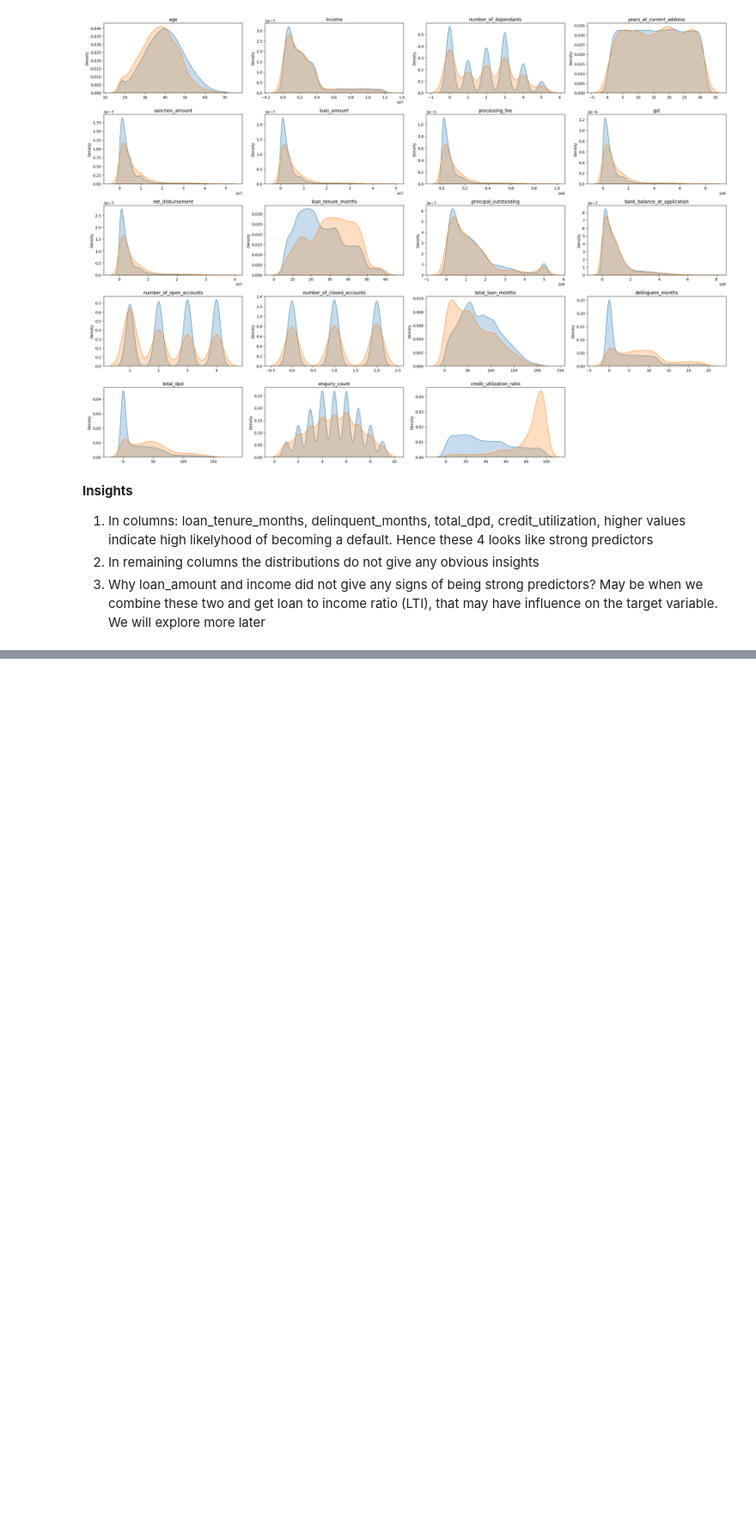
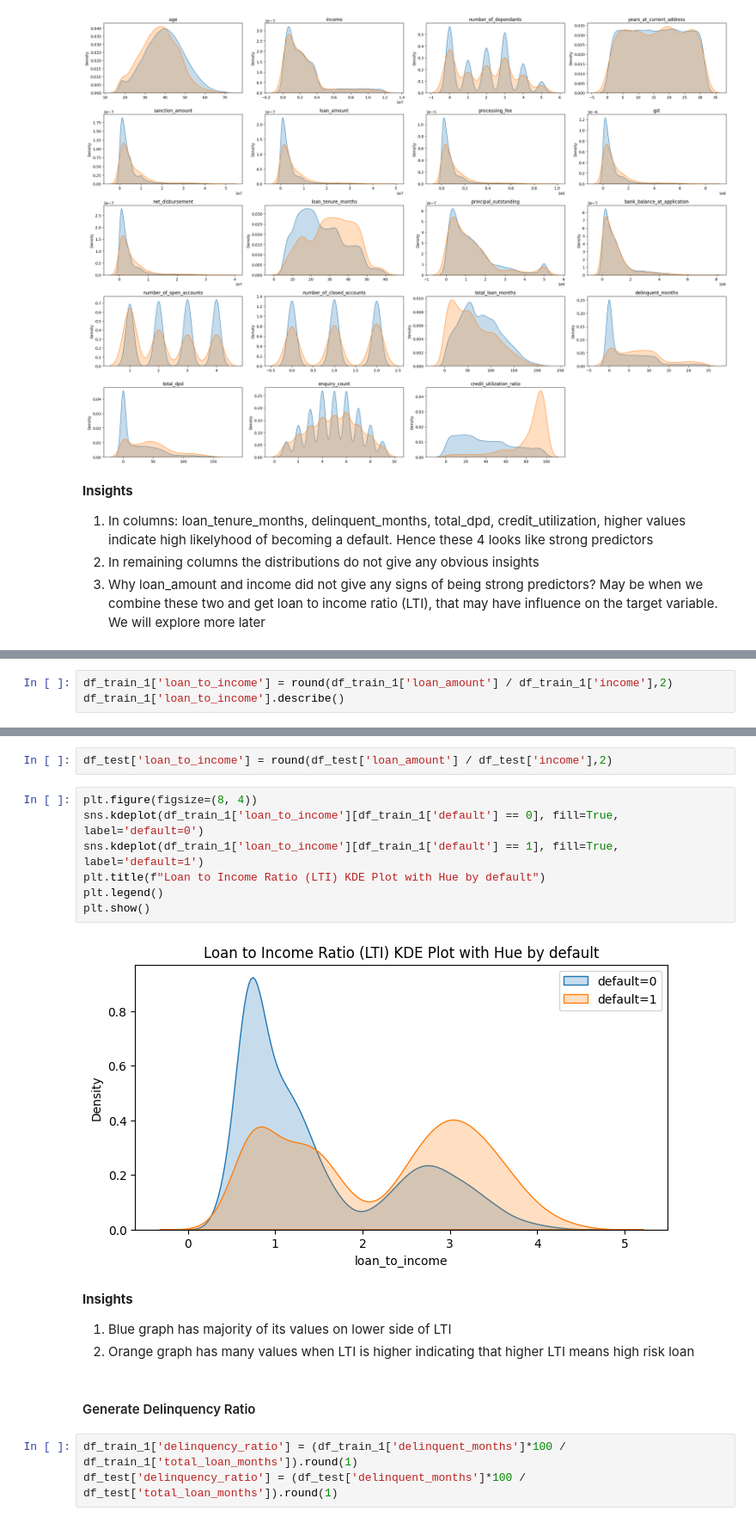
Before and after one commit to Abi27052000/Credit-Risk-Modelling, a Jupyter notebook: Credit_risk.ipynb, the cells around one changed output, grey strips where cells are left out. Shown at 86% size. Drawn from its saved outputs; the diff is of its cells as text; blank space fills up the shorter version.

```diff
--- a/Credit_risk.ipynb
+++ b/Credit_risk.ipynb
@@ -401,0 +413,3 @@ plt.show()
+# %%
+df_train_1['loan_to_income'] = round(df_train_1['loan_amount'] / df_train_1['income'],2)
+df_train_1['loan_to_income'].describe()
@@ -401,0 +426,20 @@ plt.show()
+# %%
+df_test['loan_to_income'] = round(df_test['loan_amount'] / df_test['income'],2)
+# %%
+plt.figure(figsize=(8, 4))
+sns.kdeplot(df_train_1['loan_to_income'][df_train_1['default'] == 0], fill=True, label='default=0')
+sns.kdeplot(df_train_1['loan_to_income'][df_train_1['default'] == 1], fill=True, label='default=1')
+plt.title(f"Loan to Income Ratio (LTI) KDE Plot with Hue by default")
+plt.legend()
+plt.show()
+# %% [output]
+[figure, added]
+# %% [markdown]
+**Insights**
+1. Blue graph has majority of its values on lower side of LTI
+2. Orange graph has many values when LTI is higher indicating that higher LTI means high risk loan
+# %% [markdown]
+#### Generate Delinquency Ratio
+# %%
+df_train_1['delinquency_ratio'] = (df_train_1['delinquent_months']*100 / df_train_1['total_loan_months']).round(1)
+df_test['delinquency_ratio'] = (df_test['delinquent_months']*100 / df_test['total_loan_months']).round(1)
```
Also changed, not shown: parts of 27 cells of this notebook.
